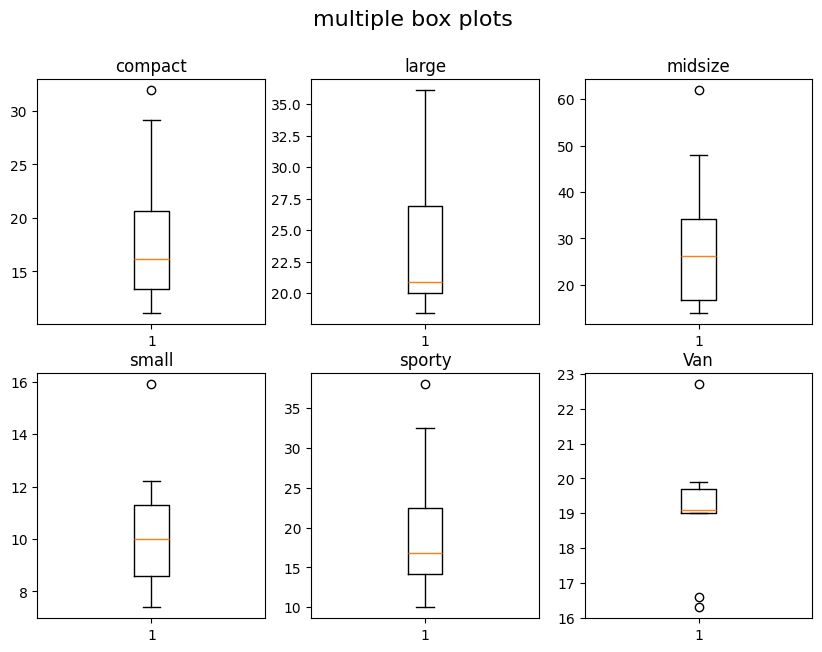
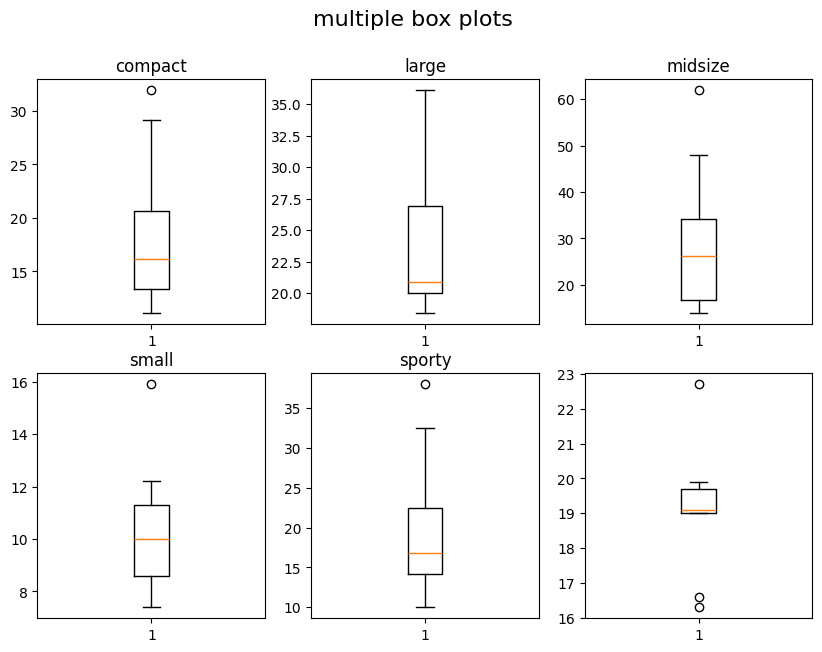
The change to this notebook cell's code, shown as a diff; its figure went from the first image to the second:
--- before
+++ after
@@ -3,5 +3,5 @@
 import matplotlib.cm as cm
 import numpy as np
-cars_df =pd.read_csv('/content/Cars93 (2).csv')
+cars_df=pd.read_csv('Cars93.csv')
 print(cars_df)
 fig,ax=plt.subplots(2,3)
@@ -20,5 +20,4 @@
 ax[1][1].set_title('sporty')
 ax[1][2].boxplot(cars_df["Price"][cars_df["Type"]=="Van"])
-ax[1][2].set_title('Van')
 min_value=np.min(cars_df['Price'])
 q1=np.percentile(cars_df['Price'],25)
@@ -26,7 +25,7 @@
 q3=np.percentile(cars_df['Price'],75)
 max_value=np.max(cars_df['Price'])
-print('MinimumValue:',min_value)
+print('minimumvalue:',min_value)
 print('Q1:',q1)
 print('median:',median)
 print('Q3:',q3)
-print('MaximuValue:',max_value)
+print('maximumvalue:',max_value)

Commit: Created using Colab